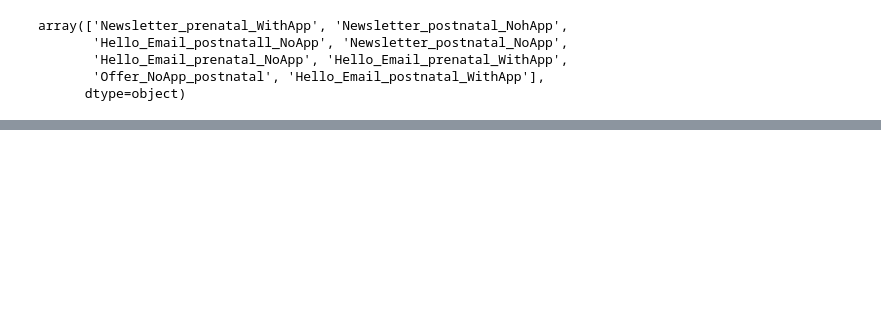
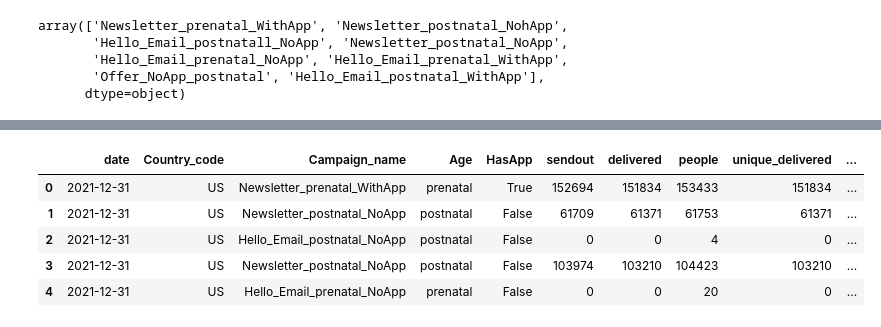
Before and after one commit to amansingla444/Data-Cleaning-and-Visualization-with-Python, a Jupyter notebook: code.ipynb, the cells around one changed output, grey strips where cells are left out. Drawn from its saved outputs; the diff is of its cells as text; code cells hidden in the pictures; blank space fills up the shorter version.

```diff
--- a/code.ipynb
+++ b/code.ipynb
@@ -78,0 +81,14 @@ array(['Newsletter_prenatal_WithApp', 'Newsletter_postnatal_NoApp',
+# %%
+# renaming columns
+df.rename(columns = {'mktng_pgm_nbr':'Country_code', 'campaign_name': 'Campaign_name'}, inplace = True)
+
+# reindexing columns
+df=df.reindex(columns=['date', 'Country_code', 'Campaign_name', 'Age', 'HasApp', 'sendout', 'delivered', 'people', 'unique_delivered', 'openers', 'clickers', 'clicked_or_opened', 'all_opens', 'all_clicks'])
+df.head()
+# %% [output]
+|  | date | Country_code | Campaign_name | Age | HasApp | sendout | delivered | people | unique_delivered | ... |
+| 0 | 2021-12-31 | US | Newsletter_prenatal_WithApp | prenatal | True | 152694 | 151834 | 153433 | 151834 | ... |
+| 1 | 2021-12-31 | US | Newsletter_postnatal_NoApp | postnatal | False | 61709 | 61371 | 61753 | 61371 | ... |
+| 2 | 2021-12-31 | US | Hello_Email_postnatal_NoApp | postnatal | False | 0 | 0 | 4 | 0 | ... |
+| 3 | 2021-12-31 | US | Newsletter_postnatal_NoApp | postnatal | False | 103974 | 103210 | 104423 | 103210 | ... |
+| 4 | 2021-12-31 | US | Hello_Email_prenatal_NoApp | prenatal | False | 0 | 0 | 20 | 0 | ... |
```
Also changed, not shown: parts of 6 cells of this notebook.
